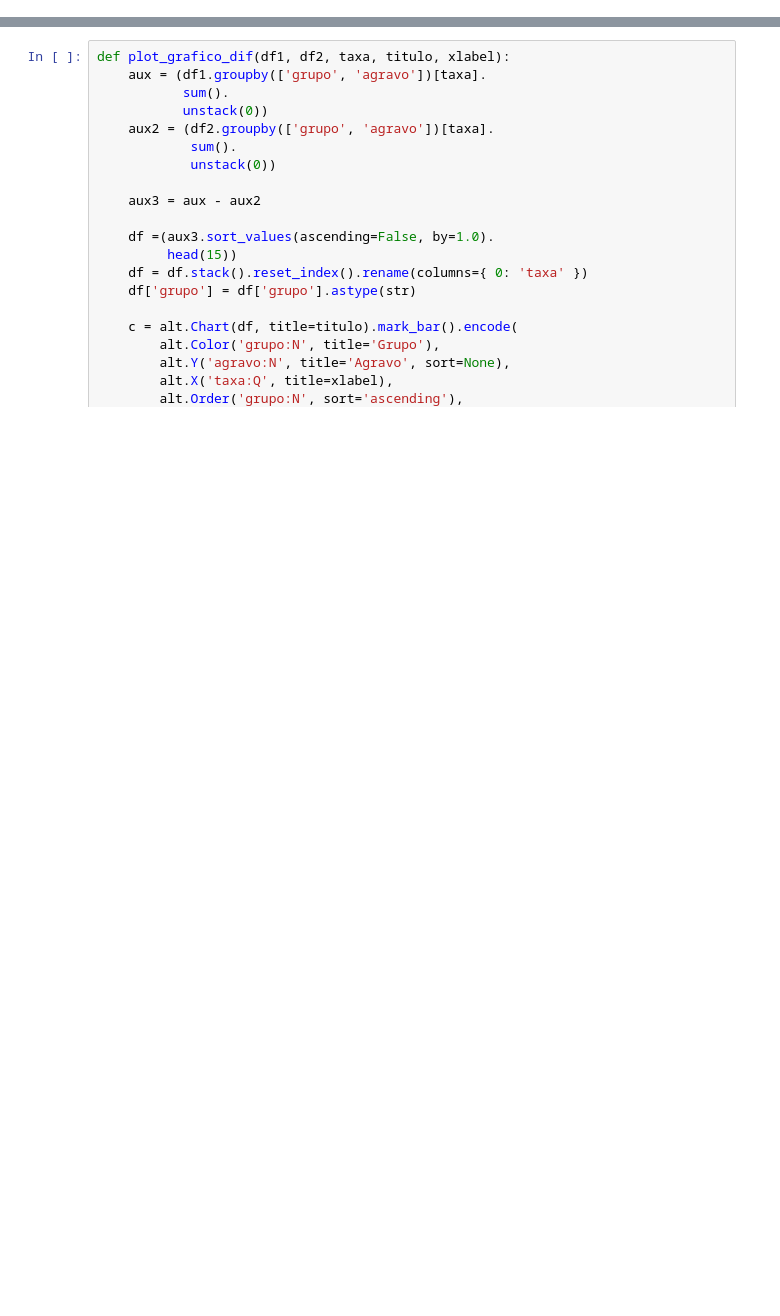
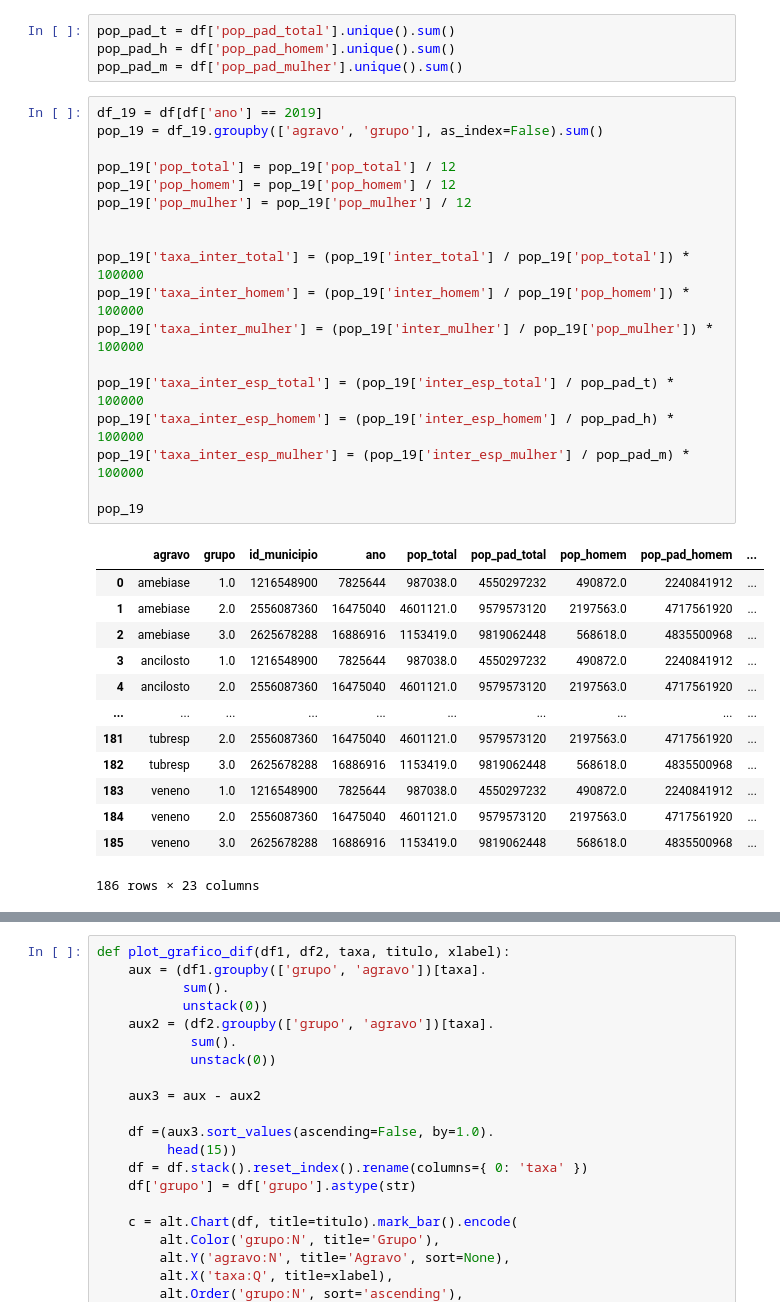
Before and after one commit to uai-ufmg/brumadinho37, a Jupyter notebook: graficos_sih.ipynb, the cells around one changed output, grey strips where cells are left out. Drawn from its saved outputs; the diff is of its cells as text; blank space fills up the shorter version.

```diff
--- a/graficos_sih.ipynb
+++ b/graficos_sih.ipynb
@@ -22,0 +77,36 @@ df
+# %%
+pop_pad_t = df['pop_pad_total'].unique().sum()
+pop_pad_h = df['pop_pad_homem'].unique().sum()
+pop_pad_m = df['pop_pad_mulher'].unique().sum()
+# %%
+df_19 = df[df['ano'] == 2019]
+pop_19 = df_19.groupby(['agravo', 'grupo'], as_index=False).sum()
+
+pop_19['pop_total'] = pop_19['pop_total'] / 12
+pop_19['pop_homem'] = pop_19['pop_homem'] / 12
+pop_19['pop_mulher'] = pop_19['pop_mulher'] / 12
+
+
+pop_19['taxa_inter_total'] = (pop_19['inter_total'] / pop_19['pop_total']) * 100000
+pop_19['taxa_inter_homem'] = (pop_19['inter_homem'] / pop_19['pop_homem']) * 100000
+pop_19['taxa_inter_mulher'] = (pop_19['inter_mulher'] / pop_19['pop_mulher']) * 100000
+
+pop_19['taxa_inter_esp_total'] = (pop_19['inter_esp_total'] / pop_pad_t) * 100000
+pop_19['taxa_inter_esp_homem'] = (pop_19['inter_esp_homem'] / pop_pad_h) * 100000
+pop_19['taxa_inter_esp_mulher'] = (pop_19['inter_esp_mulher'] / pop_pad_m) * 100000
+
+pop_19
+# %% [output]
+|  | agravo | grupo | id_municipio | ano | pop_total | pop_pad_total | pop_homem | pop_pad_homem | ... |
+| 0 | amebiase | 1.0 | 1216548900 | 7825644 | 987038.0 | 4550297232 | 490872.0 | 2240841912 | ... |
+| 1 | amebiase | 2.0 | 2556087360 | 16475040 | 4601121.0 | 9579573120 | 2197563.0 | 4717561920 | ... |
+| 2 | amebiase | 3.0 | 2625678288 | 16886916 | 1153419.0 | 9819062448 | 568618.0 | 4835500968 | ... |
+| 3 | ancilosto | 1.0 | 1216548900 | 7825644 | 987038.0 | 4550297232 | 490872.0 | 2240841912 | ... |
+| 4 | ancilosto | 2.0 | 2556087360 | 16475040 | 4601121.0 | 9579573120 | 2197563.0 | 4717561920 | ... |
+| ... | ... | ... | ... | ... | ... | ... | ... | ... | ... |
+| 181 | tubresp | 2.0 | 2556087360 | 16475040 | 4601121.0 | 9579573120 | 2197563.0 | 4717561920 | ... |
+| 182 | tubresp | 3.0 | 2625678288 | 16886916 | 1153419.0 | 9819062448 | 568618.0 | 4835500968 | ... |
+| 183 | veneno | 1.0 | 1216548900 | 7825644 | 987038.0 | 4550297232 | 490872.0 | 2240841912 | ... |
+| 184 | veneno | 2.0 | 2556087360 | 16475040 | 4601121.0 | 9579573120 | 2197563.0 | 4717561920 | ... |
+| 185 | veneno | 3.0 | 2625678288 | 16886916 | 1153419.0 | 9819062448 | 568618.0 | 4835500968 | ... |
+186 rows × 23 columns
```
Also changed, not shown: parts of 5 cells of this notebook, 13 other files.
